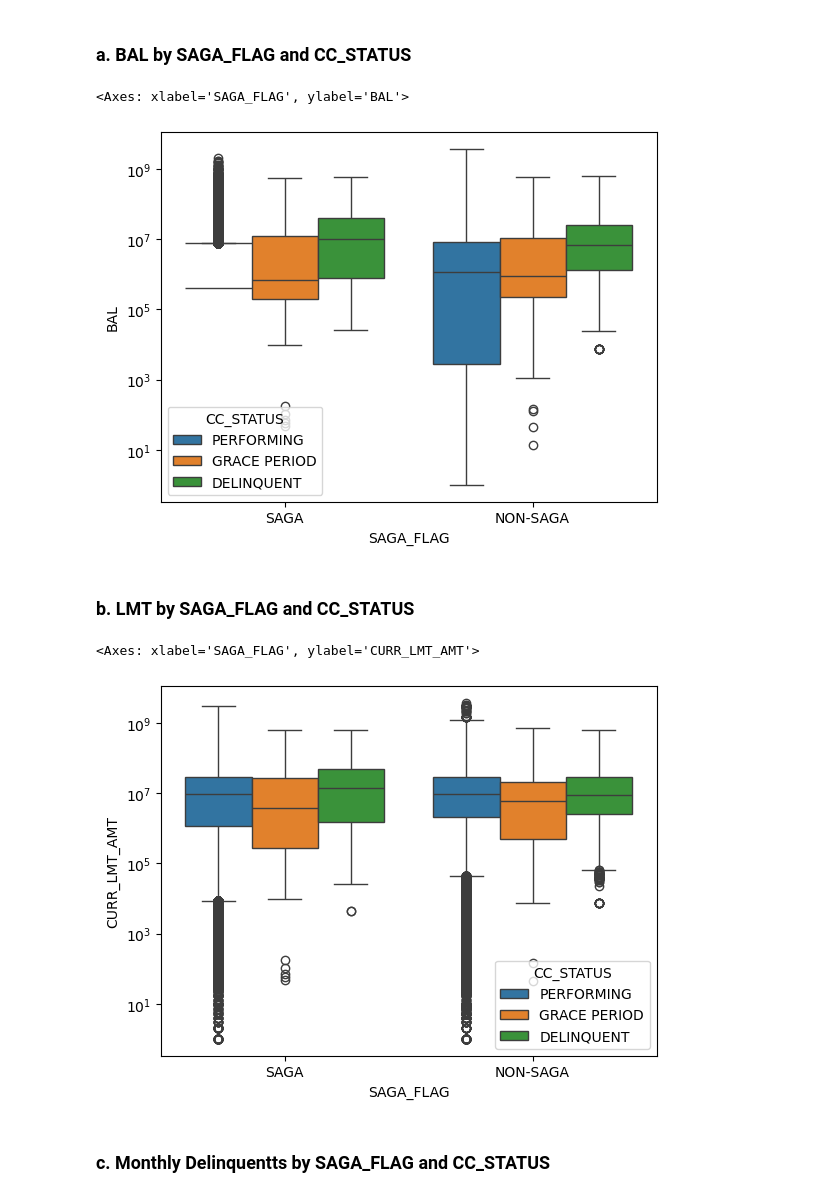
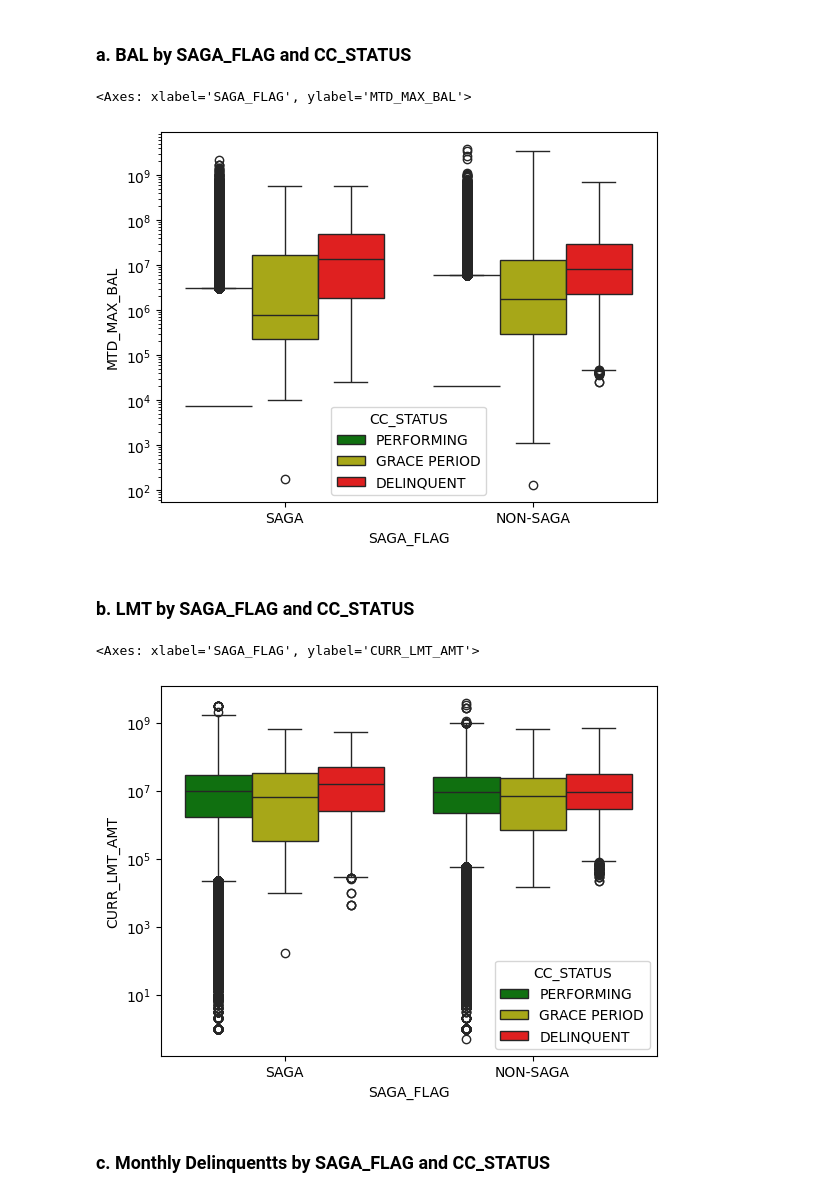
Before and after one commit to Sinxisx/Credit-Card-Analysis, a Jupyter notebook: Scratch.ipynb, the cells around one changed output. Cells and saved outputs as stored; diff of their text form; code cells hidden in the pictures.

```diff
--- a/Scratch.ipynb
+++ b/Scratch.ipynb
@@ -572,7 +582,9 @@ AllAllShare.to_csv(r'D:\Work\SAGA CC Bad Debt\Data\Result\All Delinquency Share.
 ### d. SAGA Monthly New Delinquent
 # %%
 # set dataframe for dpd change calculation
-DPDMonthly = MLs[['BASE_DT', 'AGREE_ID', 'PASTDUE_DAYS']].reset_index()
+DPDMonthly = MLs[['BASE_DT', 'AGREE_ID', 'PASTDUE_DAYS']].reset_index(drop=True)
+# %%
+DPDMonthly.drop_duplicates(inplace=True)
 # %%
 # checking pastdue values
 DPDMonthly['PASTDUE_DAYS'].value_counts()
@@ -623,7 +635,7 @@ for i in range(1,len(dateCol)):
     prevDate = dateCol[i-1]
     date = dateCol[i]
     DPDMonthlyPivot[f'DELINQUENT_{date}'] = DPDMonthlyPivot.apply(
-        lambda x: 1 if x[prevDate]<30 and x[date]>=30 else 0,
+        lambda x: 1 if x[prevDate]<=30 and x[date]>30 else 0,
         axis=1)
 # %%
 # check value
@@ -1218,18 +1268,20 @@ MLs
 ### a. BAL by SAGA_FLAG and CC_STATUS
 # %%
 # create BAL boxplot by SAGA FLAG
-sns.boxplot(data=MLs, x="SAGA_FLAG", y="BAL", hue="CC_STATUS", log_scale=True)
+sns.boxplot(data=MLs, x="SAGA_FLAG", y="MTD_MAX_BAL", hue="CC_STATUS", log_scale=True,
+            palette={'PERFORMING':'g','GRACE PERIOD':'y','DELINQUENT':'r'})
 # %% [output]
-<Axes: xlabel='SAGA_FLAG', ylabel='BAL'>
+<Axes: xlabel='SAGA_FLAG', ylabel='MTD_MAX_BAL'>
-[figure, old version]
+[figure, new version]
 # %% [markdown]
 ### b. LMT by SAGA_FLAG and CC_STATUS
 # %%
 # create LMT boxplot by SAGA FLAG
-sns.boxplot(data=MLs, x="SAGA_FLAG", y="CURR_LMT_AMT", hue="CC_STATUS", log_scale=True)
+sns.boxplot(data=MLs, x="SAGA_FLAG", y="CURR_LMT_AMT", hue="CC_STATUS", log_scale=True,
+            palette={'PERFORMING':'g','GRACE PERIOD':'y','DELINQUENT':'r'})
 # %% [output]
 <Axes: xlabel='SAGA_FLAG', ylabel='CURR_LMT_AMT'>
-[figure, old version]
+[figure, new version]
 # %% [markdown]
 ### c. Monthly Delinquentts by SAGA_FLAG and CC_STATUS
 # %%
```
Also changed, not shown: parts of 79 cells of this notebook, 2 other files.
